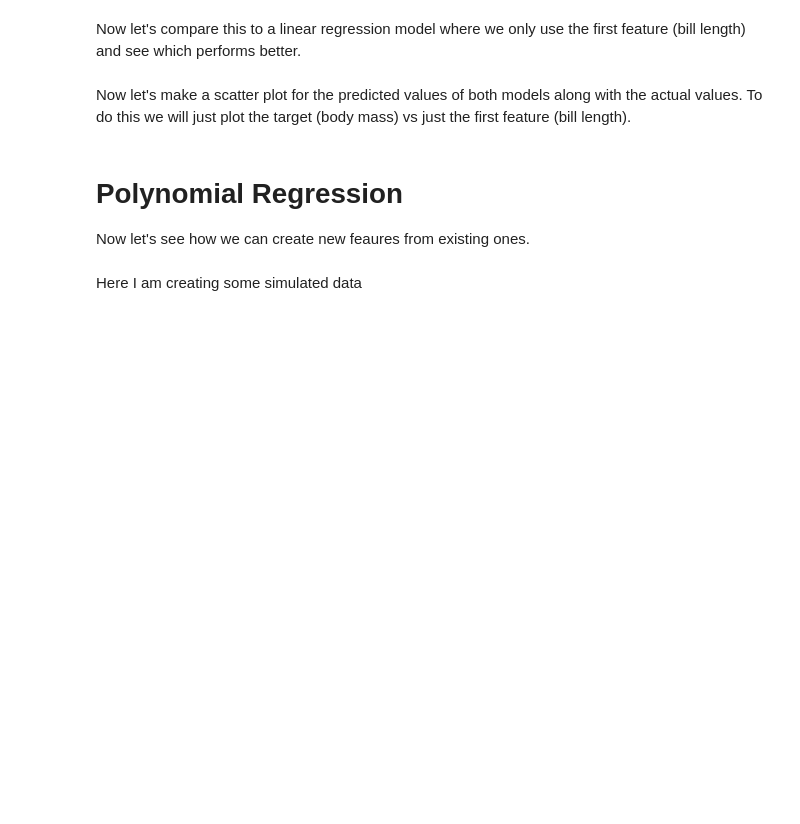
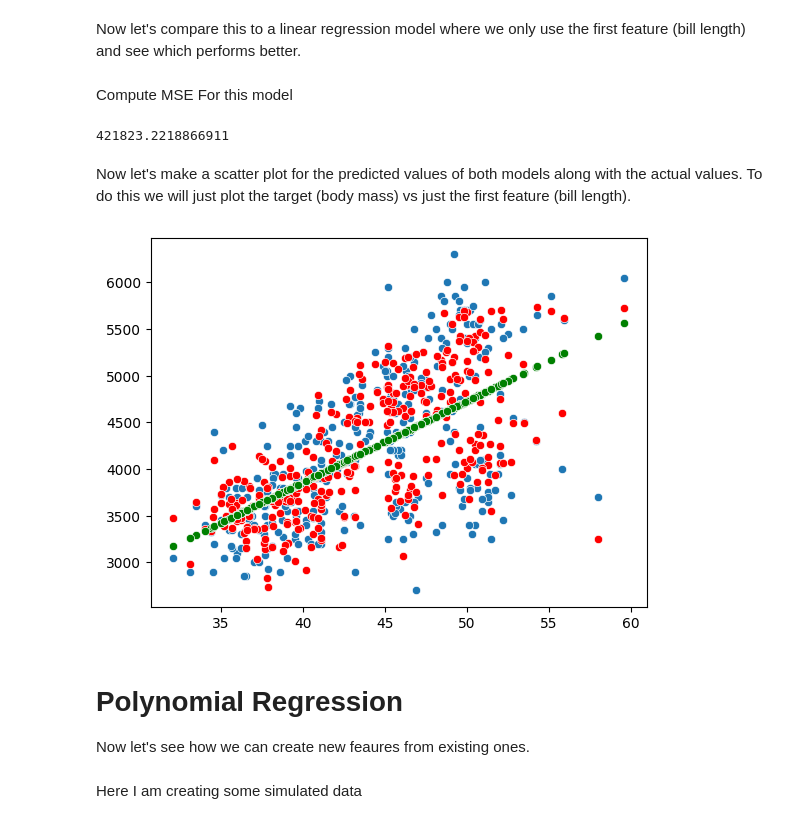
Before and after one commit to dymiyata/intro-to-ml-and-ai-2025-2026, a Jupyter notebook: mulitple_linear_regression.ipynb, the cells around one changed output. Cells and saved outputs as stored; diff of their text form; code cells hidden in the pictures; blank space fills up the shorter version.

```diff
--- a/mulitple_linear_regression.ipynb
+++ b/mulitple_linear_regression.ipynb
@@ -22,4 +34,8 @@ I'll also use `DataFrame.to_numpy()` to convert these to numpy arrays to make wo
 # %% [markdown]
 Now let's define the model
+# %%
+model = LinearRegression()
 # %% [markdown]
 Train the model
+# %%
+model.fit(X_train, Y_train)
@@ -26,4 +50,6 @@ Train the model
 # %% [markdown]
 Store the predicted values in `Y_pred`
+# %%
+Y_pred = model.predict(X_train)
 # %% [markdown]
 Compute the MSE for this model
@@ -30,7 +60,25 @@ Compute the MSE for this model
 # %% [markdown]
 Now let's compare this to a linear regression model where we only use the first feature (bill length) and see which performs better.
+# %%
+X1 = X_train[:,0:1]
+model2 = LinearRegression()
+model2.fit(X1, Y_train)
+Y_pred2 = model2.predict(X1)
+# %% [markdown]
+Compute MSE For this model
+# %%
+mean_squared_error(Y_train, Y_pred2)
+# %% [output]
+421823.2218866911
 # %% [markdown]
 Now let's make a scatter plot for the predicted values of both models along with the actual values.  To do this we will just plot the target (body mass) vs just the first feature (bill length).
+# %%
+sns.scatterplot(x=X1[:,0], y=Y_train)
+sns.scatterplot(x=X1[:,0], y=Y_pred, color="red")
+sns.scatterplot(x=X1[:,0], y=Y_pred2, color="green")
+plt.show()
+# %% [output]
+[figure, added]
 # %% [markdown]
 # Polynomial Regression
 
```
Also changed, not shown: parts of 14 cells of this notebook.
